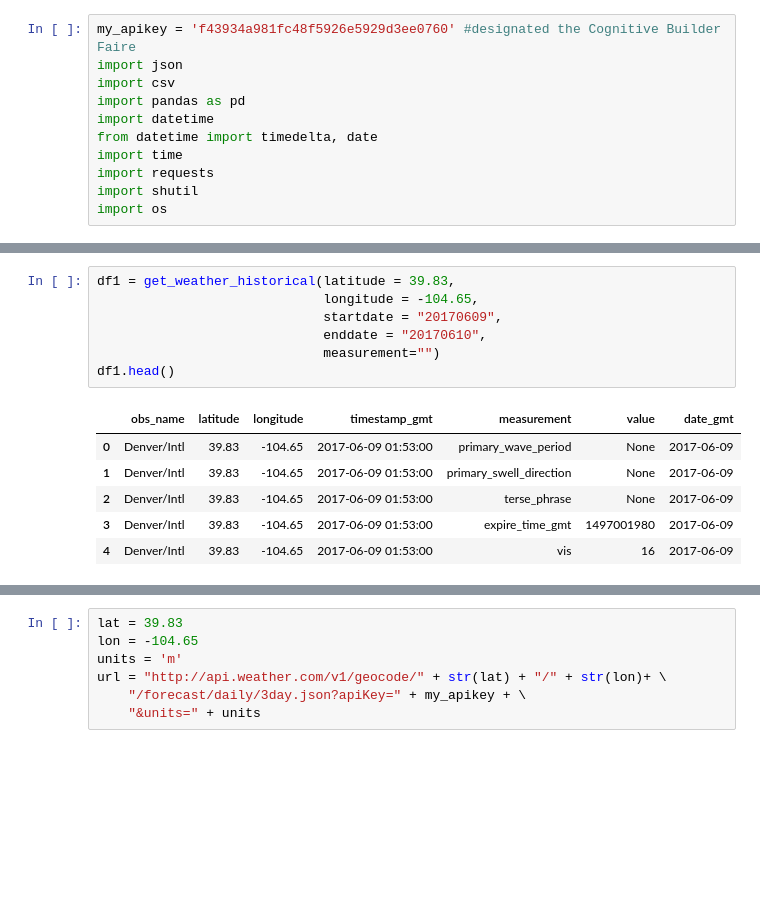
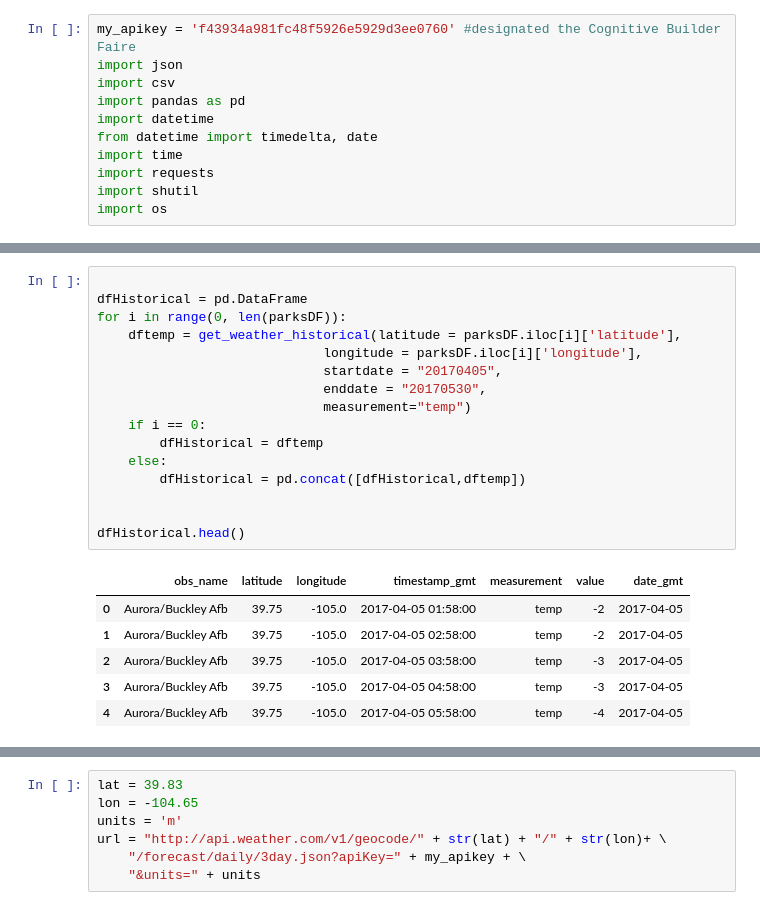
Before and after one commit to slswee/Hermes, a Jupyter notebook: JupyterNotebooks/todayWeather.ipynb, the cells around one changed output, grey strips where cells are left out. Drawn from its saved outputs; the diff is of its cells as text; blank space fills up the shorter version.

```diff
--- a/JupyterNotebooks/todayWeather.ipynb
+++ b/JupyterNotebooks/todayWeather.ipynb
@@ -147,17 +143,26 @@ def getDates(start_date, end_date, delta = 30):
         #print '...for range %s to %s ...' % (day_from.strftime("%Y%m%d"), day_to.strftime("%Y%m%d"))
         day_from += delta + timedelta(days=int(1))
     return days
-# %%
-df1 = get_weather_historical(latitude = 39.83,
-                             longitude = -104.65,
-                             startdate = "20170609",
-                             enddate = "20170610",
-                             measurement="")
-df1.head()
-# %% [output]
-|  | obs_name | latitude | longitude | timestamp_gmt | measurement | value | date_gmt |
-| 0 | Denver/Intl | 39.83 | -104.65 | 2017-06-09 01:53:00 | primary_wave_period | None | 2017-06-09 |
-| 1 | Denver/Intl | 39.83 | -104.65 | 2017-06-09 01:53:00 | primary_swell_direction | None | 2017-06-09 |
-| 2 | Denver/Intl | 39.83 | -104.65 | 2017-06-09 01:53:00 | terse_phrase | None | 2017-06-09 |
-| 3 | Denver/Intl | 39.83 | -104.65 | 2017-06-09 01:53:00 | expire_time_gmt | 1497001980 | 2017-06-09 |
-| 4 | Denver/Intl | 39.83 | -104.65 | 2017-06-09 01:53:00 | vis | 16 | 2017-06-09 |
+# %%
+
+dfHistorical = pd.DataFrame
+for i in range(0, len(parksDF)):
+    dftemp = get_weather_historical(latitude = parksDF.iloc[i]['latitude'],
+                             longitude = parksDF.iloc[i]['longitude'],
+                             startdate = "20170405",
+                             enddate = "20170530",
+                             measurement="temp")
+    if i == 0:
+        dfHistorical = dftemp
+    else:
+        dfHistorical = pd.concat([dfHistorical,dftemp])
+
+
+dfHistorical.head()
+# %% [output]
+|  | obs_name | latitude | longitude | timestamp_gmt | measurement | value | date_gmt |
+| 0 | Aurora/Buckley Afb | 39.75 | -105.0 | 2017-04-05 01:58:00 | temp | -2 | 2017-04-05 |
+| 1 | Aurora/Buckley Afb | 39.75 | -105.0 | 2017-04-05 02:58:00 | temp | -2 | 2017-04-05 |
+| 2 | Aurora/Buckley Afb | 39.75 | -105.0 | 2017-04-05 03:58:00 | temp | -3 | 2017-04-05 |
+| 3 | Aurora/Buckley Afb | 39.75 | -105.0 | 2017-04-05 04:58:00 | temp | -3 | 2017-04-05 |
+| 4 | Aurora/Buckley Afb | 39.75 | -105.0 | 2017-04-05 05:58:00 | temp | -4 | 2017-04-05 |
```
Also changed, not shown: parts of 4 cells of this notebook.
